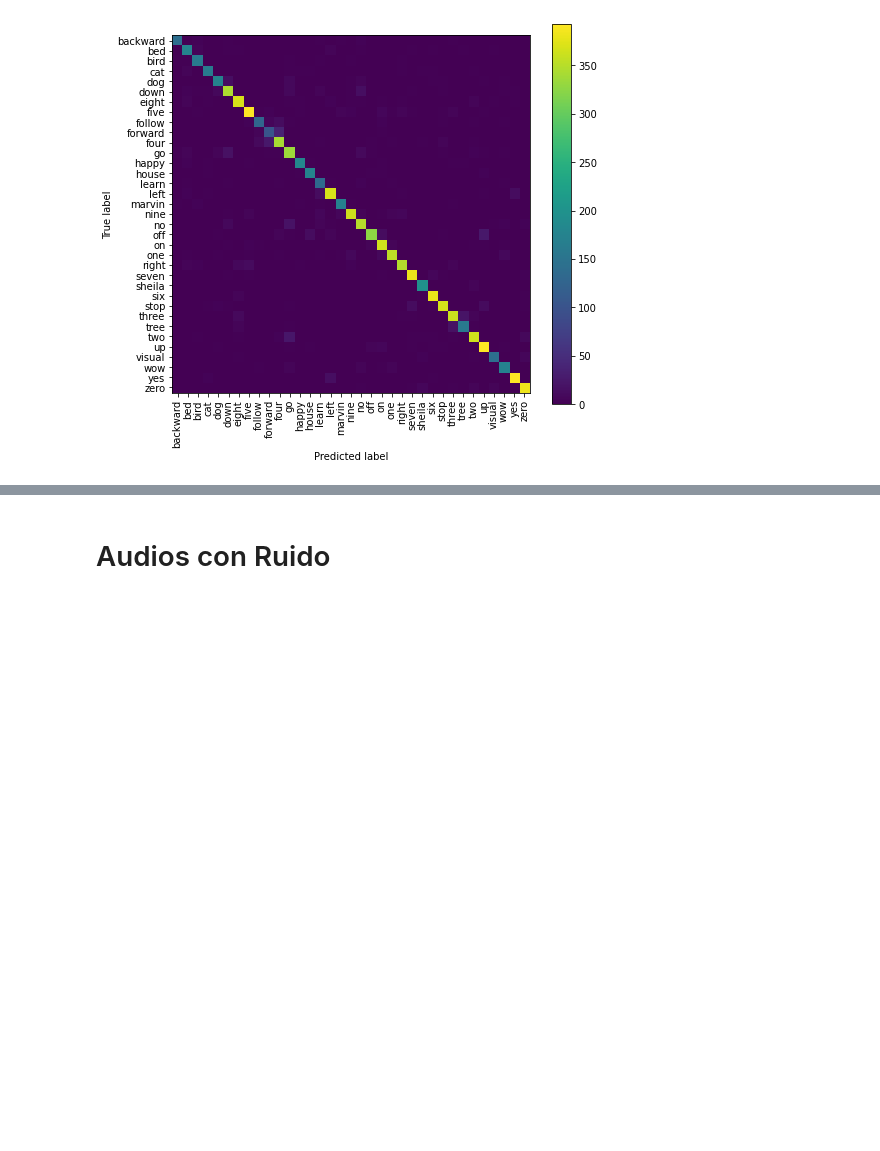
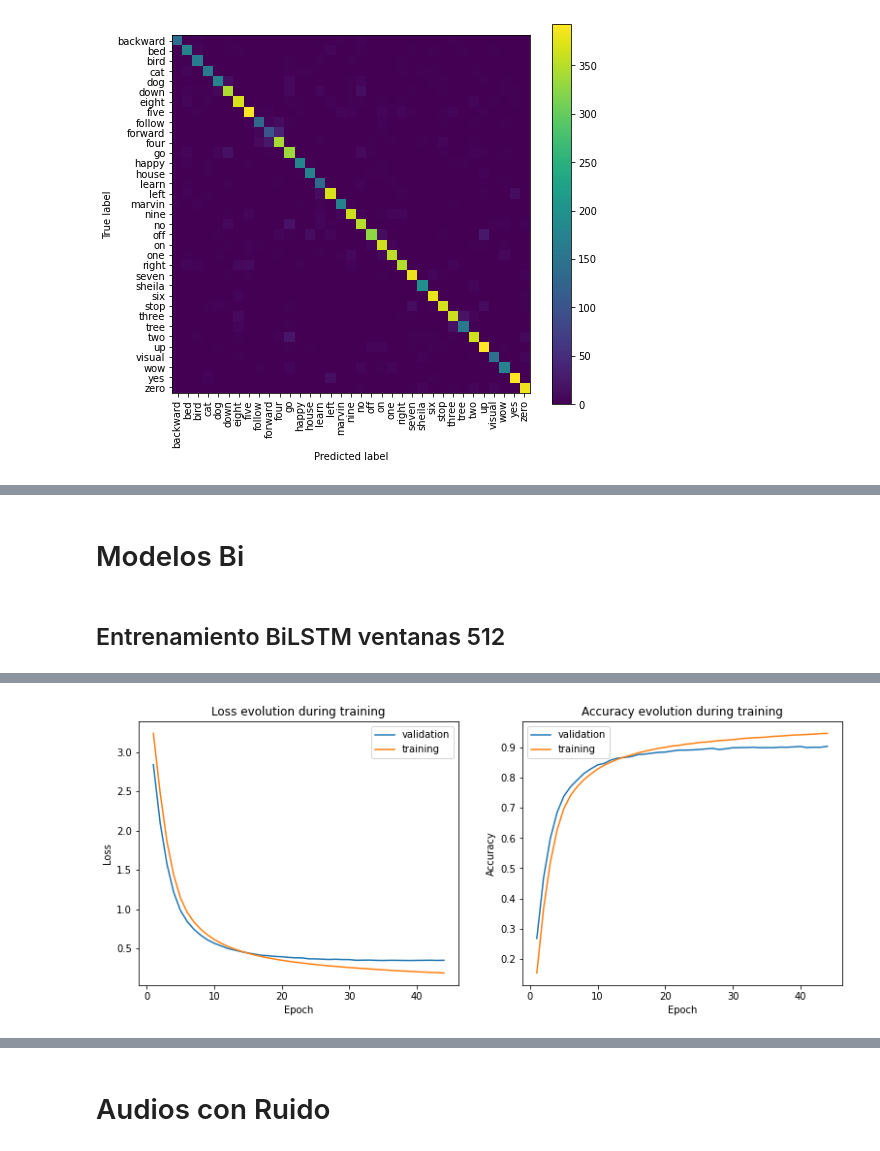
Before and after one commit to NicoAnd1/Rendimiento-RNNs, a Jupyter notebook: Proyecto_Inteligencia_RNN_v2.ipynb, the cells around one changed output, grey strips where cells are left out. Saved outputs shown, nothing was run; the diff lists cells and outputs as text; code cells hidden in the pictures; blank space fills up the shorter version.

```diff
--- a/Proyecto_Inteligencia_RNN_v2.ipynb
+++ b/Proyecto_Inteligencia_RNN_v2.ipynb
@@ -997,0 +1009,2 @@ Accuracy: 91.10%
+# %% [markdown]
+# Modelos Bi
@@ -997,0 +1061,36 @@ Accuracy: 91.10%
+# %% [markdown]
+## Entrenamiento BiLSTM ventanas 512
+# %%
+lr = 1e-4
+batch_size = 63
+criterion = nn.CrossEntropyLoss()
+n_trains = 1
+early_stopping_tolerance = 5
+
+epochs = 50
+
+all_curves = []
+times = []
+
+for train_run in range(n_trains):
+    model_bilstm_512 = BiLSTMModel(13)
+
+    curves, total_time = train_model(
+        model_bilstm_512,
+        train_dataset_512,
+        val_dataset_512,
+        epochs,
+        criterion,
+        batch_size,
+        lr,
+        early_stopping_tolerance=early_stopping_tolerance,
+        use_gpu=True,
+    )
+
+    all_curves.append(curves)
+    times.append(total_time)
+
+print(f"Tiempo de entrenamiento promedio de {n_trains} corridas: {np.mean(times):.2f} +- {np.std(times):.2f} [s]")
+
+show_curves(all_curves)
+# %% [output]
@@ -997,0 +1114 @@ Accuracy: 91.10%
+[figure, added]
```
Also changed, not shown: parts of 50 cells of this notebook.
